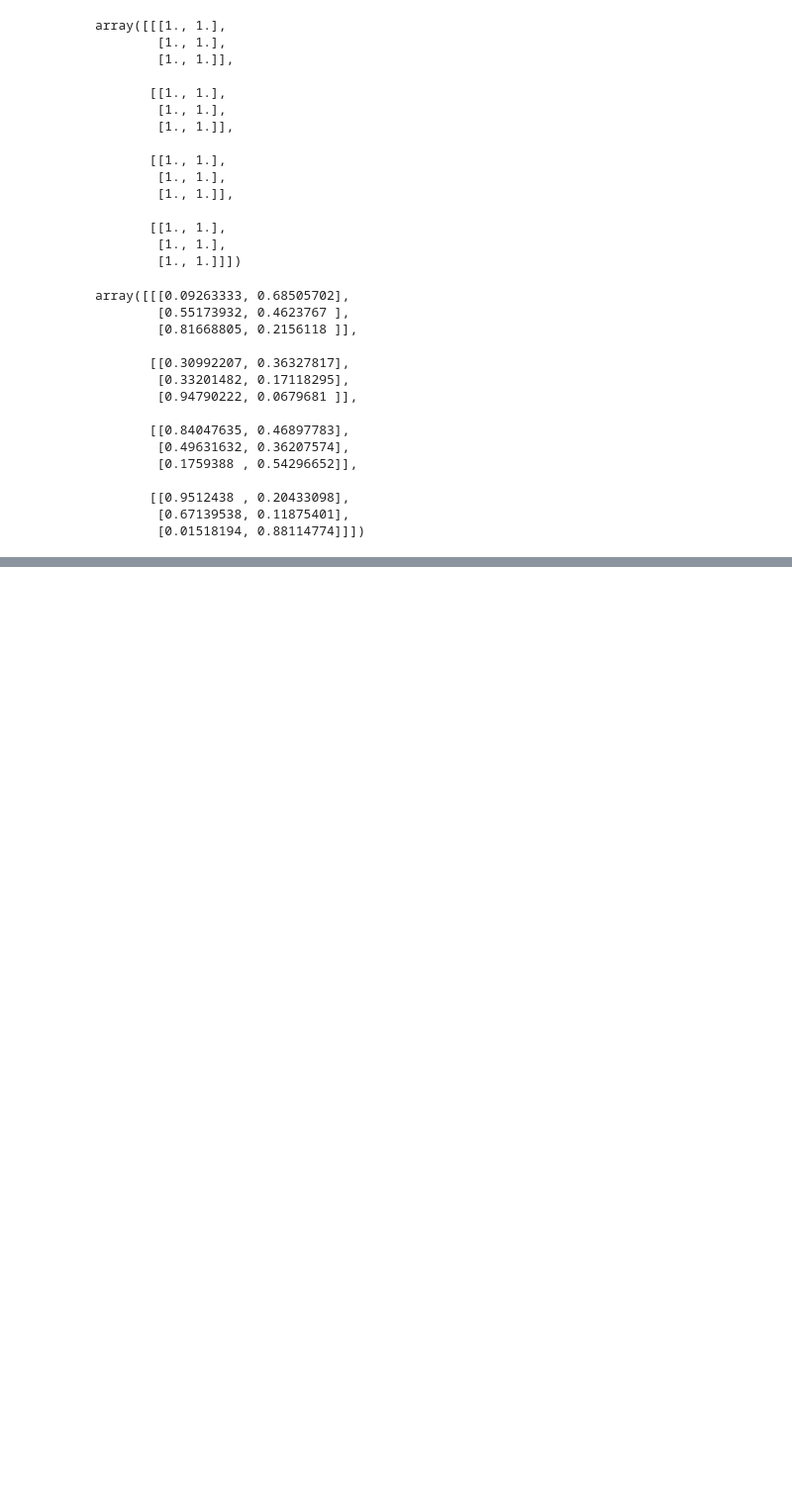
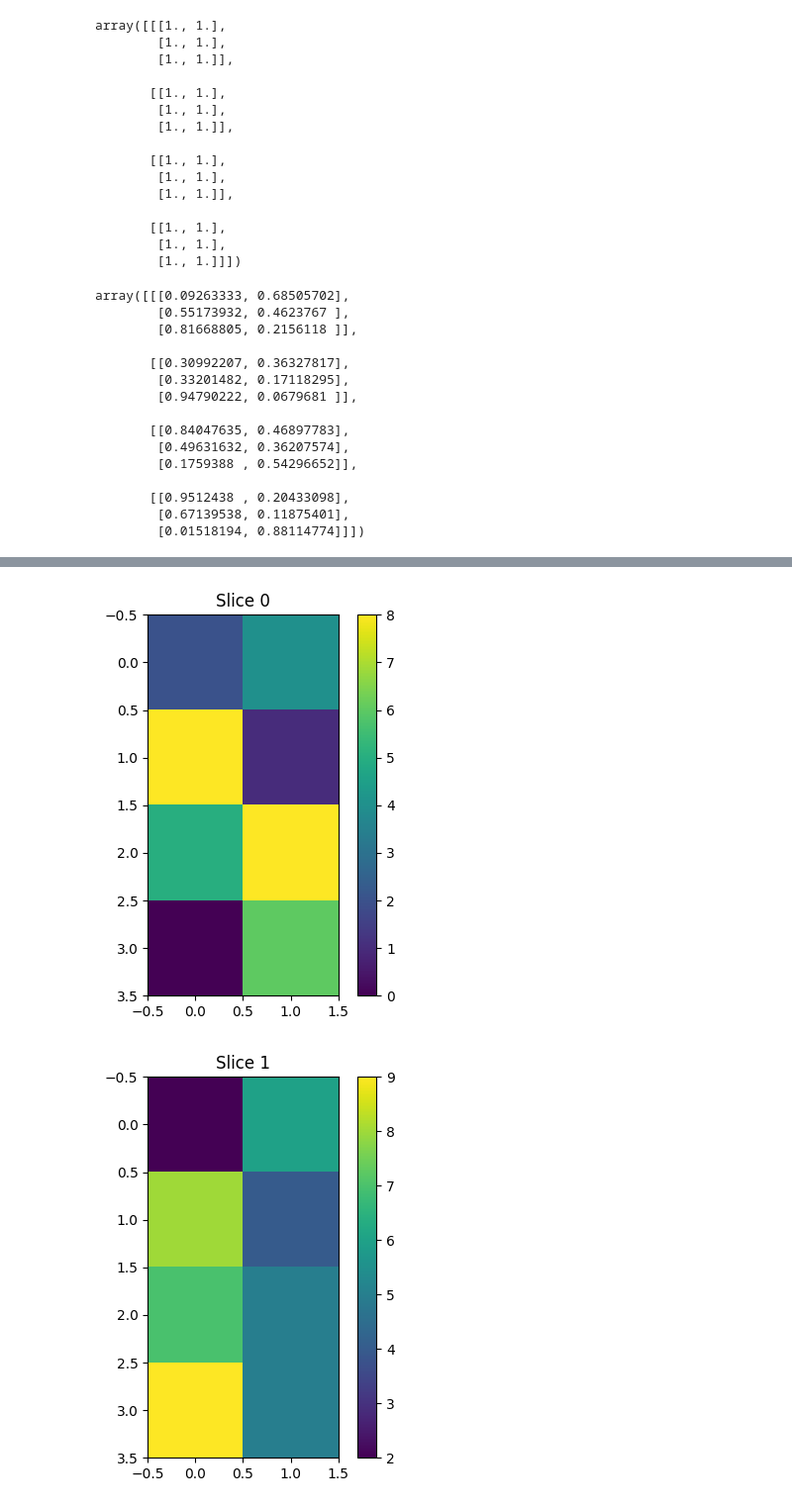
Before and after one commit to abdulsamadkhan/MachineLearningTutorials, a Jupyter notebook: Introduction to numpy.ipynb, the cells around one changed output, grey strips where cells are left out. Shown: that part at 99% size. Cells and saved outputs as stored; diff of their text form; code cells hidden in the pictures; blank space fills up the shorter version.

```diff
--- a/Introduction to numpy.ipynb
+++ b/Introduction to numpy.ipynb
@@ -831,3 +840,9 @@ array([[[0.09263333, 0.68505702],
        [[0.9512438 , 0.20433098],
         [0.67139538, 0.11875401],
         [0.01518194, 0.88114774]]])
+# %%
+import numpy as np
+
+# Creating a 3D tensor with shape (3, 4, 2)
+tensor_3d = np.random.randint(0, 10, (3, 4, 2))
+print("3D Tensor:\n", tensor_3d)
@@ -833,0 +865,12 @@ array([[[0.09263333, 0.68505702],
+# %%
+import matplotlib.pyplot as plt
+
+for i in range(tensor_3d.shape[0]):
+    plt.figure(figsize=(5,5))
+    plt.imshow(tensor_3d[i], cmap='viridis')
+    plt.title(f"Slice {i}")
+    plt.colorbar()
+    plt.show()
+# %% [output]
+[figure, added]
+[figure, added]
```
Also changed, not shown: parts of 12 cells of this notebook.
